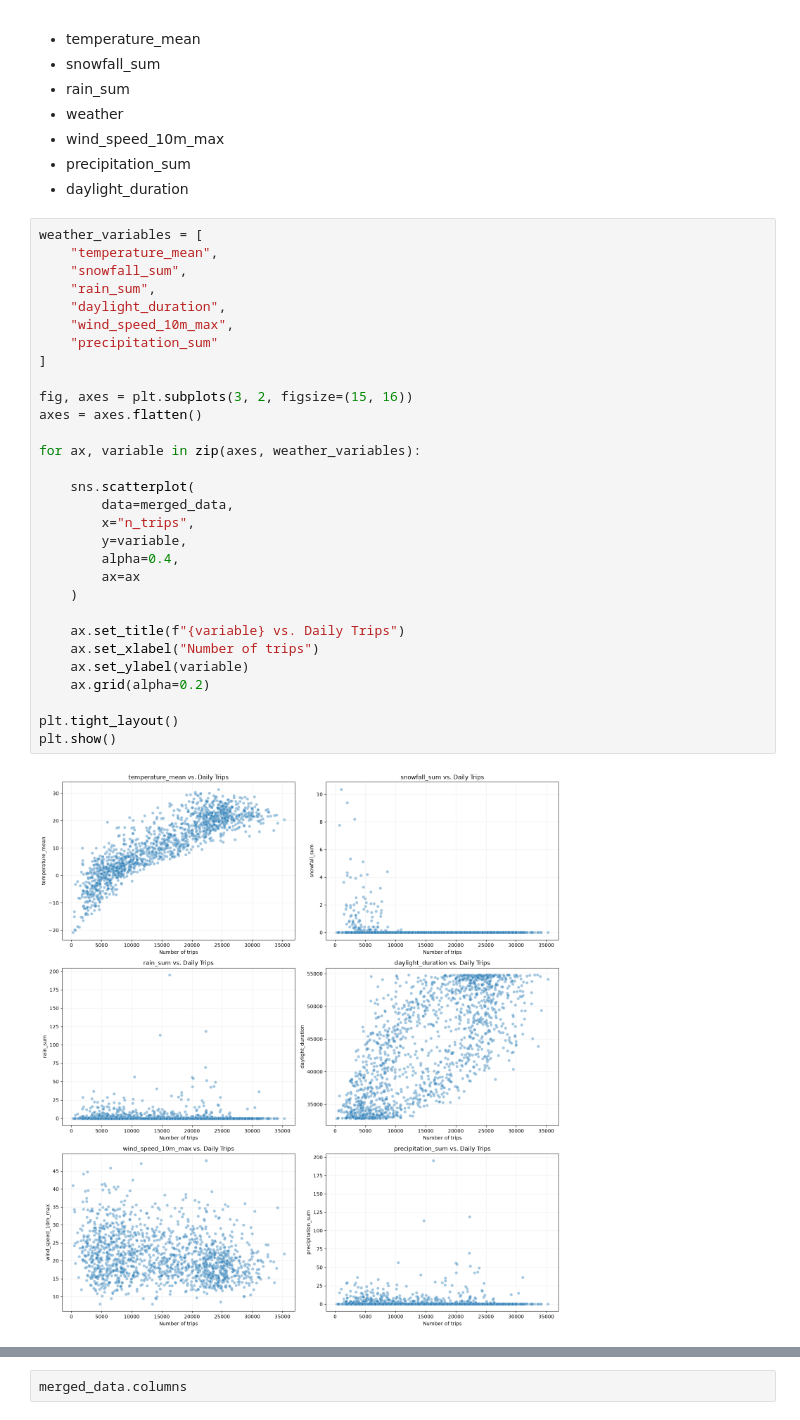
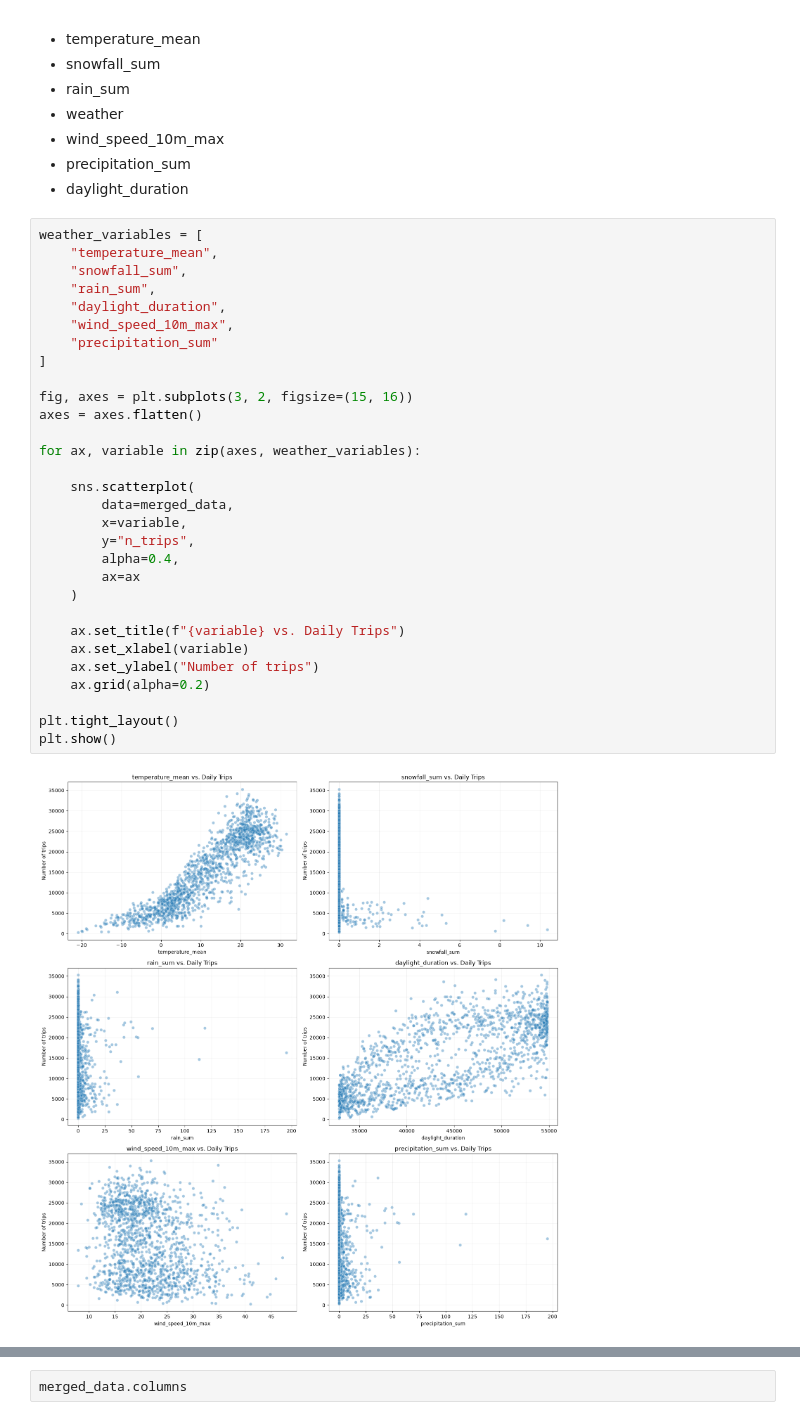
Before and after one commit to laure-cio/ADA-project2026, a Jupyter notebook: data/forecast/weather_examin.ipynb, the cells around one changed output, grey strips where cells are left out. Cells and saved outputs as stored; diff of their text form.

```diff
--- a/data/forecast/weather_examin.ipynb
+++ b/data/forecast/weather_examin.ipynb
@@ -816,32 +816,32 @@ Number of trips and:
 # %%
 weather_variables = [
     "temperature_mean",
     "snowfall_sum",
     "rain_sum",
     "daylight_duration",
     "wind_speed_10m_max",
     "precipitation_sum"
 ]
 
 fig, axes = plt.subplots(3, 2, figsize=(15, 16))
 axes = axes.flatten()
 
 for ax, variable in zip(axes, weather_variables):
 
     sns.scatterplot(
         data=merged_data,
-        x="n_trips",
-        y=variable,
+        x=variable,
+        y="n_trips",
         alpha=0.4,
         ax=ax
     )
 
     ax.set_title(f"{variable} vs. Daily Trips")
-    ax.set_xlabel("Number of trips")
-    ax.set_ylabel(variable)
+    ax.set_xlabel(variable)
+    ax.set_ylabel("Number of trips")
     ax.grid(alpha=0.2)
 
 plt.tight_layout()
 plt.show()
 # %% [output]
-[figure, old version]
+[figure, new version]
```
Also changed, not shown: parts of 32 cells of this notebook.
